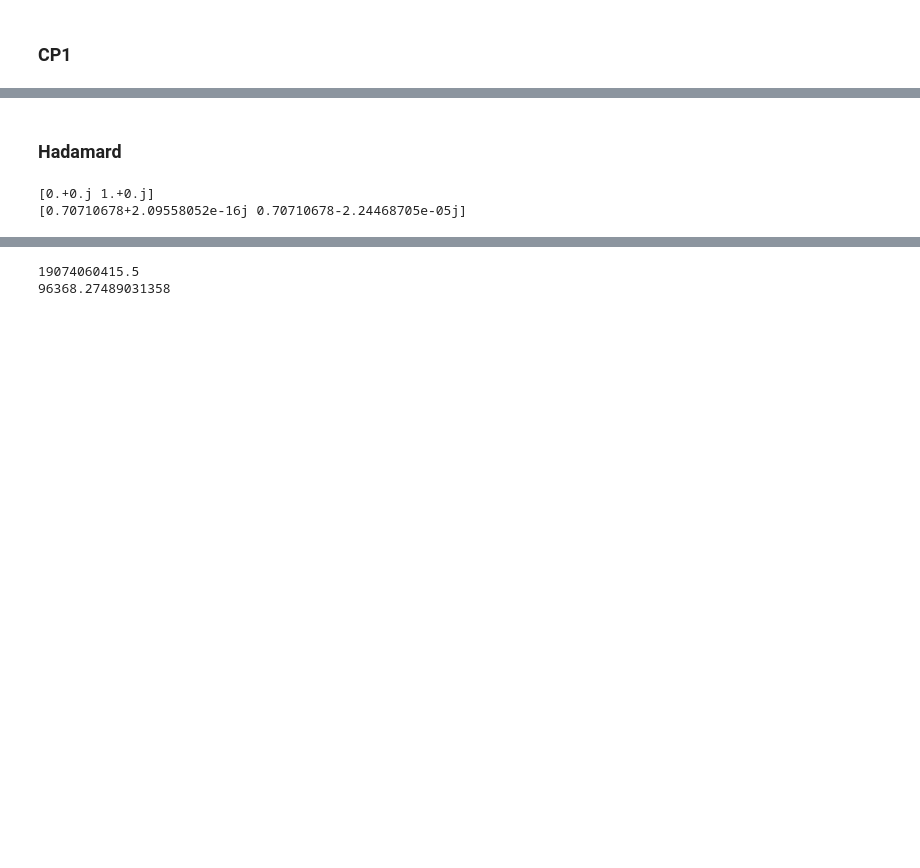
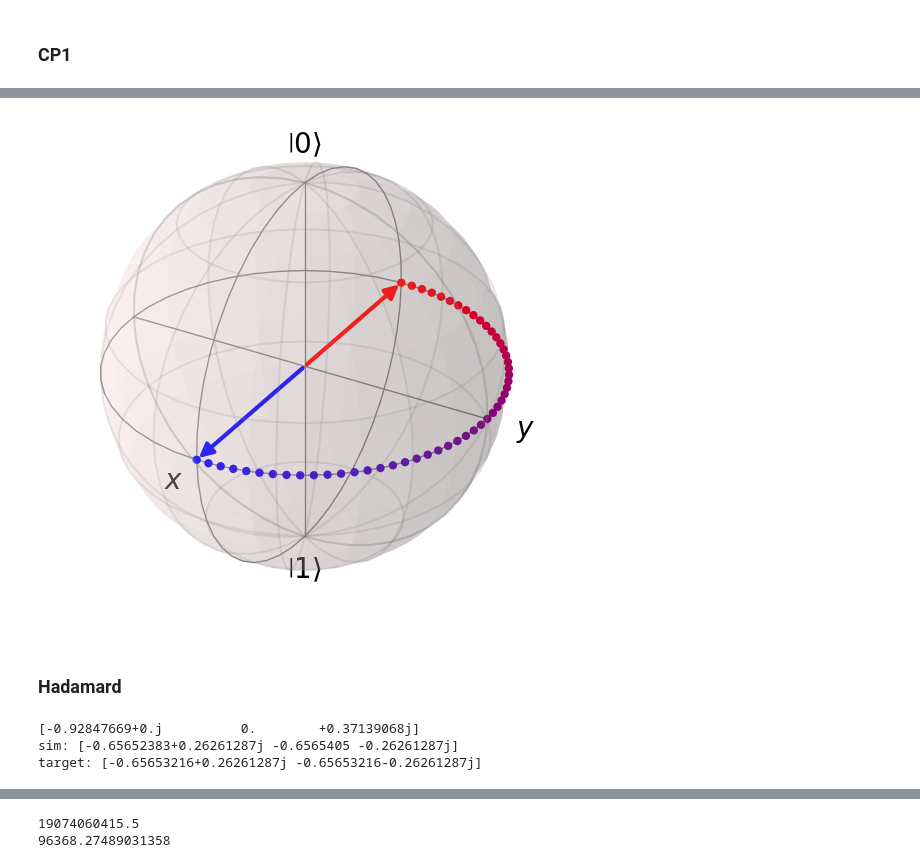
Before and after one commit to tr2g20/simulations, a Jupyter notebook: single_qubit_gates.ipynb, the cells around one changed output, grey strips where cells are left out. Drawn from its saved outputs; the diff is of its cells as text; code cells hidden in the pictures; blank space fills up the shorter version.

```diff
--- a/single_qubit_gates.ipynb
+++ b/single_qubit_gates.ipynb
@@ -93,3 +136,7 @@ print(wave_func[-1,:])
+# %%
+plot_bloch(wave_func=wave_func)
+# %% [output]
+[figure, added]
 # %% [markdown]
 ### Hadamard
 # %%
@@ -100,11 +147,11 @@ basis = np.arange(p_min, p_max + 1)
 rabi_freq = 2*pi*10000000
 rabi_time = 2*pi/rabi_freq
 
-time_steps = 1
+time_steps = 50
 
 initial_state = np.zeros(shape=len(basis), dtype=np.complex128)
-initial_state[0] = 0
-initial_state[1] = 1
+initial_state[0] = -5
+initial_state[1] = 2j
 # initial_state[2] = 1
 # initial_state[3] = -1
 
@@ -120,11 +167,17 @@ freevolve_pi = FreeEvolution(laser_det=(np.full(time_steps, omega_eg/2)), durati
 halfpi_pulse = UpPulse(laser_det=np.full(time_steps, dR), phase=np.full(time_steps, pi/2), rabi_freq=np.full(time_steps, rabi_freq), duration=rabi_time/4)
 twopi_pulse = UpPulse(laser_det=np.full(time_steps, dR), phase=np.full(time_steps, 0), rabi_freq=np.full(time_steps, rabi_freq), duration=rabi_time)
 
-hadamard.add_pulses([halfpi_pulse, freevolve_pi, twopi_pulse])
+hadamard.add_pulses([freevolve_pi, halfpi_pulse])
 
 wave_func, times = simulate_pulses_single_atom(pulse_seq= hadamard, basis= basis, initial_state=initial_state, d_shift=0)
 
-print(wave_func[-1,:])
+beep = initial_state.reshape(2,1)
+hadamardmat = (1/np.sqrt(2))*np.array([[1,1],[1,-1]])
+simmed = np.dot(hadamardmat, beep)
+
+print("sim:",wave_func[-1,:])
+print("target:",simmed.transpose()[0])
 # %% [output]
-[0.+0.j 1.+0.j]
-[0.70710678+2.09558052e-16j 0.70710678-2.24468705e-05j]
+[-0.92847669+0.j          0.        +0.37139068j]
+sim: [-0.65652383+0.26261287j -0.6565405 -0.26261287j]
+target: [-0.65653216+0.26261287j -0.65653216-0.26261287j]
```
Also changed, not shown: parts of 5 cells of this notebook, 1 other file.
